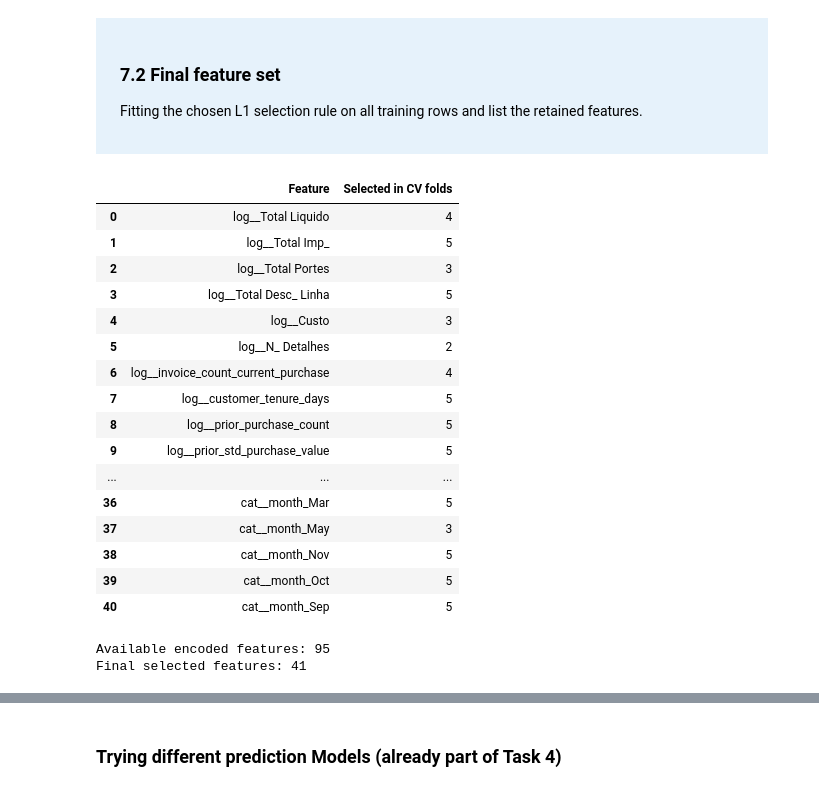
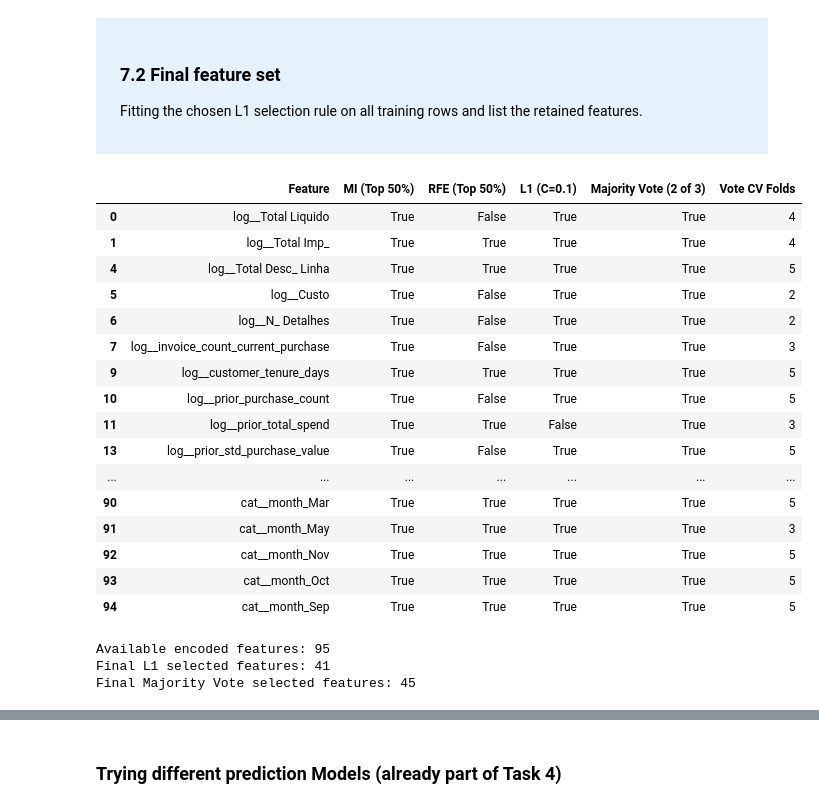
Before and after one commit to Chanti55/Machine_Learning_Group30, a Jupyter notebook: task3_v1.ipynb, the cells around one changed output, grey strips where cells are left out. Saved outputs shown, nothing was run; the diff lists cells and outputs as text; code cells hidden in the pictures.

```diff
--- a/task3_v1.ipynb
+++ b/task3_v1.ipynb
@@ -925,57 +1058,86 @@ Selected in at least one fold: 49
 # %%
 final_preprocessor = clone(pipeline)
 X_all_prepared = final_preprocessor.fit_transform(X)
 
 all_feature_names = (
     final_preprocessor.named_steps["columns"]
     .get_feature_names_out()
 )
 
+# 1. MI on all training rows
+all_mi_scores = calculate_mi(X_all_prepared, y, all_feature_names)
+n_keep_all = int(np.ceil(len(all_feature_names) * 0.50))
+mi_all_mask = np.zeros(len(all_feature_names), dtype=bool)
+mi_all_mask[np.argsort(-all_mi_scores, kind="stable")[:n_keep_all]] = True
+
+# 2. RFE on all training rows
+rfe_all_selector = RFE(
+    estimator=clone(reference_model.named_steps["model"]),
+    n_features_to_select=n_keep_all,
+    step=5,
+)
+rfe_all_selector.fit(X_all_prepared, y)
+rfe_all_mask = rfe_all_selector.support_
+
+# 3. L1 on all training rows
 final_selector = LogisticRegression(
     l1_ratio=1,
     solver="liblinear",
     C=L1_C,
     max_iter=5000,
     random_state=RANDOMSTATE,
 )
 final_selector.fit(X_all_prepared, y)
 
 final_mask = np.abs(final_selector.coef_[0]) > 1e-8
 final_features = all_feature_names[final_mask]
 
-# Preserve the preprocessing column order.
+# 4. Majority Vote on all training rows
+majority_all_mask = (
+    mi_all_mask.astype(int) + rfe_all_mask.astype(int) + final_mask.astype(int)
+) >= 2
+majority_final_features = all_feature_names[majority_all_mask]
+
+# Multi-method feature selection summary table
 final_feature_table = pd.DataFrame({
-    "Feature": final_features,
-    "Selected in CV folds": (
-        l1_stability["Selected in folds"]
-        .reindex(final_features, fill_value=0)
+    "Feature": all_feature_names,
+    "MI (Top 50%)": mi_all_mask,
+    "RFE (Top 50%)": rfe_all_mask,
+    "L1 (C=0.1)": final_mask,
+    "Majority Vote (2 of 3)": majority_all_mask,
+    "Vote CV Folds": (
+        vote_stability["Selected in folds"]
+        .reindex(all_feature_names, fill_value=0)
         .to_numpy()
     ),
 })
 
-display(final_feature_table)
+# Display features selected by Majority Vote
+display(final_feature_table[final_feature_table["Majority Vote (2 of 3)"]])
 
 print("Available encoded features:", len(all_feature_names))
-print("Final selected features:", len(final_features))
+print("Final L1 selected features:", len(final_features))
+print("Final Majority Vote selected features:", len(majority_final_features))
 # %% [output]
-|  | Feature | Selected in CV folds |
-| 0 | log__Total Liquido | 4 |
-| 1 | log__Total Imp_ | 5 |
-| 2 | log__Total Portes | 3 |
-| 3 | log__Total Desc_ Linha | 5 |
-| 4 | log__Custo | 3 |
-| 5 | log__N_ Detalhes | 2 |
-| 6 | log__invoice_count_current_purchase | 4 |
-| 7 | log__customer_tenure_days | 5 |
-| 8 | log__prior_purchase_count | 5 |
-| 9 | log__prior_std_purchase_value | 5 |
-| ... | ... | ... |
-| 36 | cat__month_Mar | 5 |
-| 37 | cat__month_May | 3 |
-| 38 | cat__month_Nov | 5 |
-| 39 | cat__month_Oct | 5 |
-| 40 | cat__month_Sep | 5 |
+|  | Feature | MI (Top 50%) | RFE (Top 50%) | L1 (C=0.1) | Majority Vote (2 of 3) | Vote CV Folds |
+| 0 | log__Total Liquido | True | False | True | True | 4 |
+| 1 | log__Total Imp_ | True | True | True | True | 4 |
+| 4 | log__Total Desc_ Linha | True | True | True | True | 5 |
+| 5 | log__Custo | True | False | True | True | 2 |
+| 6 | log__N_ Detalhes | True | False | True | True | 2 |
+| 7 | log__invoice_count_current_purchase | True | False | True | True | 3 |
+| 9 | log__customer_tenure_days | True | True | True | True | 5 |
+| 10 | log__prior_purchase_count | True | False | True | True | 5 |
+| 11 | log__prior_total_spend | True | True | False | True | 3 |
+| 13 | log__prior_std_purchase_value | True | False | True | True | 5 |
+| ... | ... | ... | ... | ... | ... | ... |
+| 90 | cat__month_Mar | True | True | True | True | 5 |
+| 91 | cat__month_May | True | True | True | True | 3 |
+| 92 | cat__month_Nov | True | True | True | True | 5 |
+| 93 | cat__month_Oct | True | True | True | True | 5 |
+| 94 | cat__month_Sep | True | True | True | True | 5 |
 Available encoded features: 95
-Final selected features: 41
+Final L1 selected features: 41
+Final Majority Vote selected features: 45
 # %% [markdown]
 <div style="background-color:#e6f2fb; padding:20px 24px; border-radius:0;">
```
Also changed, not shown: parts of 12 cells of this notebook.
